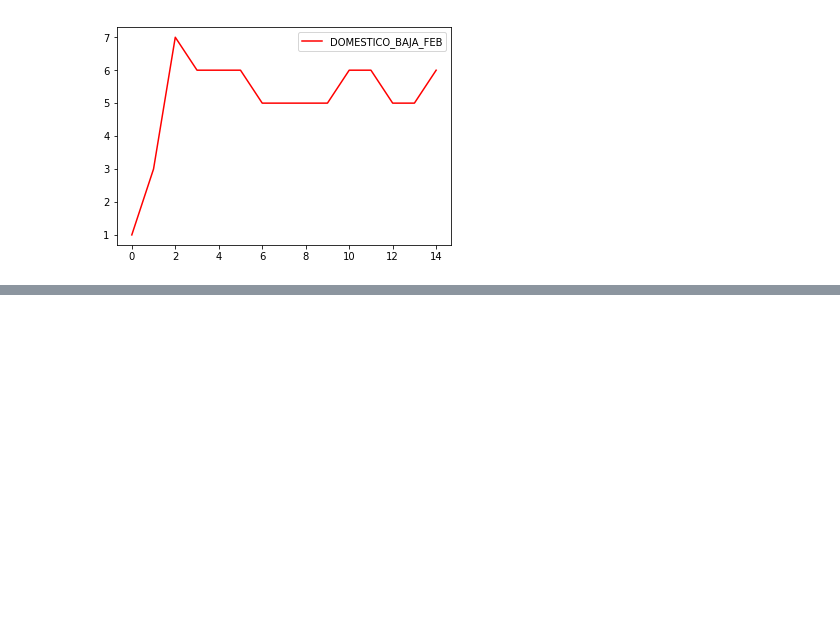
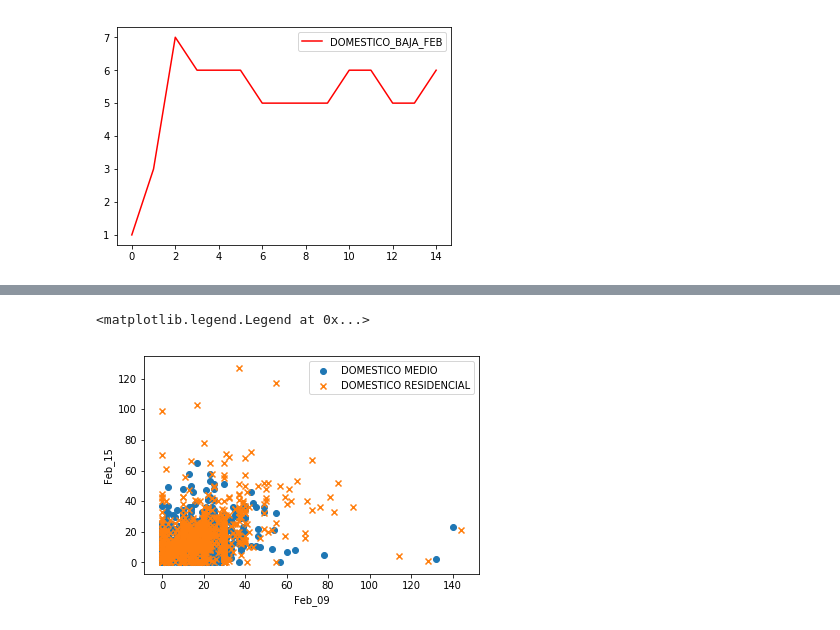
Before and after one commit to galis30/Galko_NS2020, a Jupyter notebook: Galko_projekt_NS.ipynb, the cells around one changed output, grey strips where cells are left out. Cells and saved outputs as stored; diff of their text form; code cells hidden in the pictures; blank space fills up the shorter version.

```diff
--- a/Galko_projekt_NS.ipynb
+++ b/Galko_projekt_NS.ipynb
@@ -259,0 +326,11 @@ plt.legend()
+# %%
+# porovnanie mesiaca februar medzi strednými domácnostami a rezidenciami
+plt.scatter(X[0:1000,0],X[0:1000,1], marker='o', label='DOMESTICO MEDIO')
+plt.scatter(X[1000:2000,0],X[1000:2000,1], marker='x', label='DOMESTICO RESIDENCIAL')
+
+plt.xlabel('Feb_09')
+plt.ylabel('Feb_15')
+plt.legend()
+# %% [output]
+<matplotlib.legend.Legend at 0x...>
+[figure, added]
```
Also changed, not shown: parts of 14 cells of this notebook.
